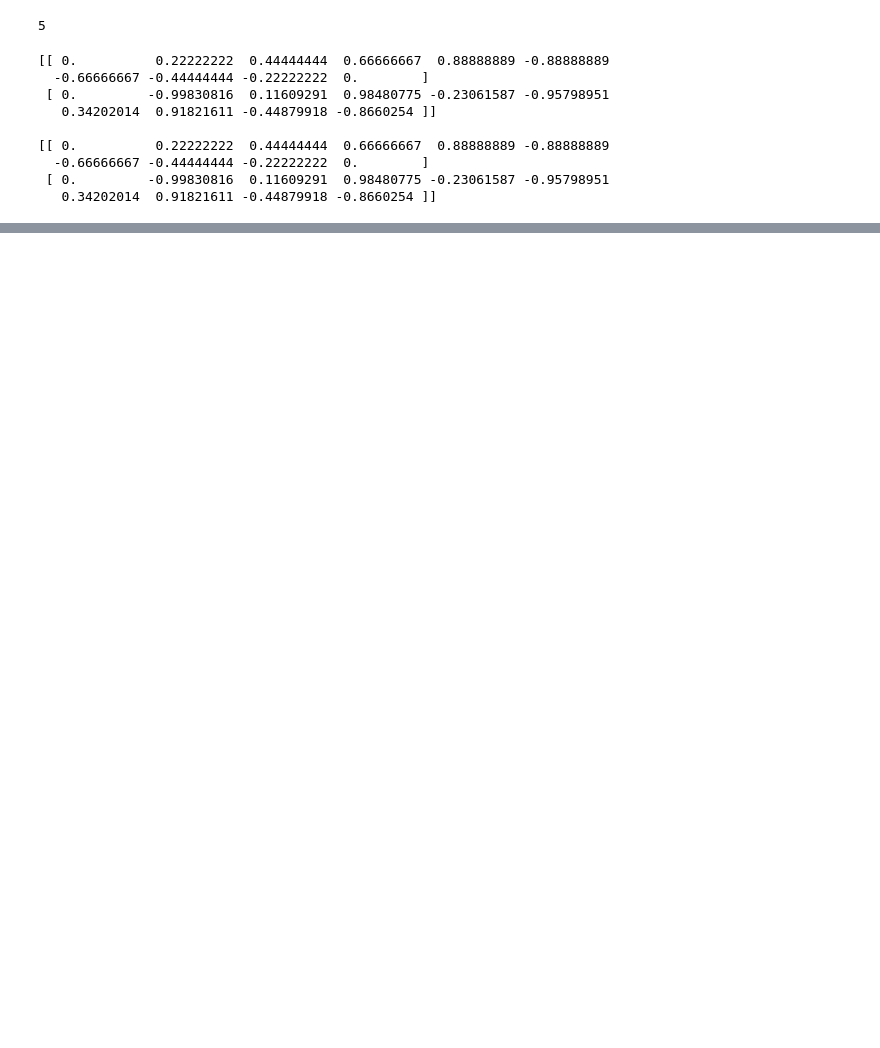
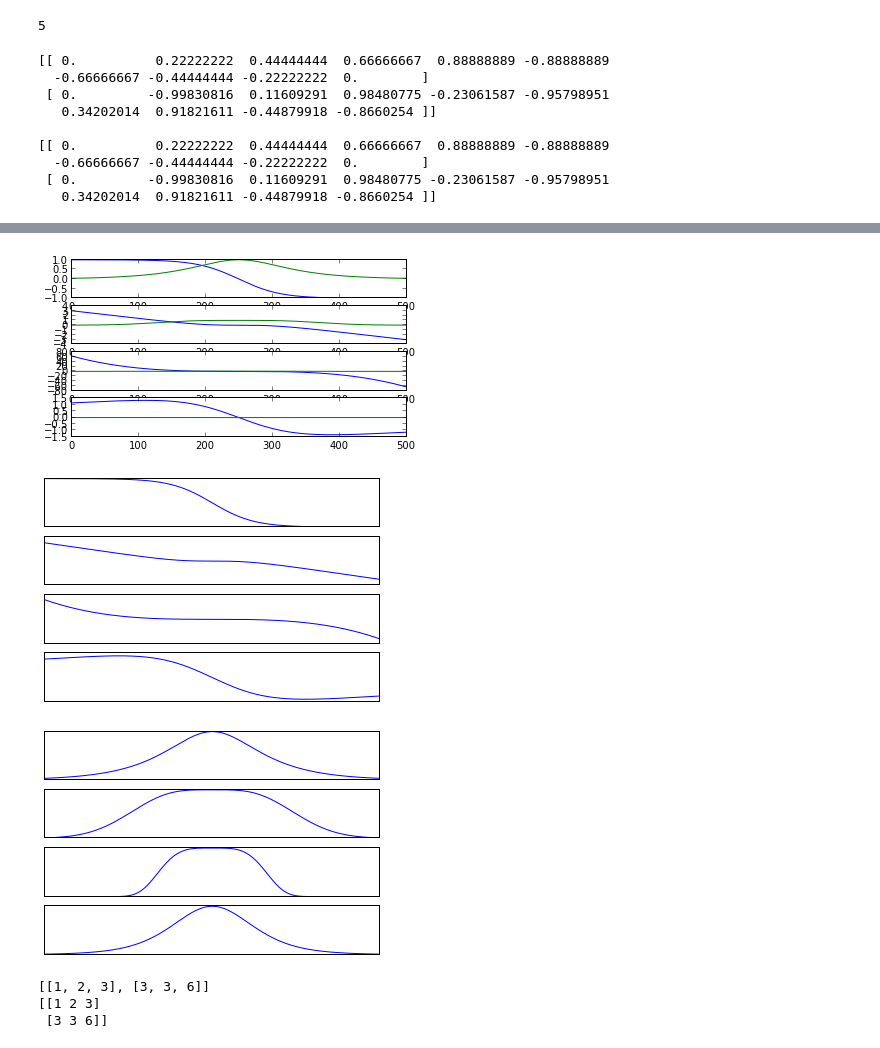
Before and after one commit to stablum/mlpm, a Jupyter notebook: testn.ipynb, the cells around one changed output, grey strips where cells are left out. Drawn from its saved outputs; the diff is of its cells as text; code cells hidden in the pictures; blank space fills up the shorter version.

```diff
--- a/testn.ipynb
+++ b/testn.ipynb
@@ -169,0 +173,65 @@ plot_histograms(X,nrBins=50,noLabels=True)
+# %%
+act0 = lambda x : -tanh(x)
+sourceDistr0 = lambda x : math.exp ( - math.log( cosh(x)))
+
+act1 = lambda x : -x + tanh(x)
+sourceDistr1 = lambda x : math.exp(  -( math.pow(x,2) / float(2) ) + math.log(cosh(x)) )
+
+act2 = lambda x : (-1)*(math.pow(x,3))
+sourceDistr2 = lambda x : math.exp( -((math.pow(x,4))/float(4)))
+
+act3 = lambda x : -((6*x)/((math.pow(x,2))+5))
+sourceDistr3 = lambda x : float(1)/(math.pow(math.pow(x,2)+5,3))
+
+actFunctions = [act0, act1, act2, act3]
+sourceDistrFunctions = [sourceDistr0, sourceDistr1, sourceDistr2, sourceDistr3]
+
+actT = linspace(-4,4,500)
+#actM = [x for x in
+
+actMl = []
+sourceDistrMl = []
+for i in range (0, len(actFunctions)):
+    actMl.append(map (actFunctions[i], actT))
+    sourceDistrMl.append(map (sourceDistrFunctions[i], actT))
+
+
+actM = np.array(actMl)
+sourceDistrM = np.array(sourceDistrMl)
+
+def plot_signals2(X1,X2, showAxes=False):
+    """
+    Plot the signals contained in the rows of X.
+    """
+    figure()
+    for i in range(X1.shape[0]):
+        # see http://matplotlib.org/api/pyplot_api.html#matplotlib.pyplot.subplot
+        # subplot params: numrows, numcols, fignum where fignum ranges from 1 to numrows*numcols.
+        ax = plt.subplot(X.shape[0], 1, i + 1)
+        plot(X1[i, :])
+        plot(X2[i,:])
+        if not showAxes:
+            ax.set_xticks([])
+            ax.set_yticks([])
+
+plot_signals2(actM, sourceDistrM, showAxes=True)
+
+plot_signals(actM)
+
+plot_signals(sourceDistrM)
+# %% [output]
+[figure, added]
+[figure, added]
+[figure, added]
+# %%
+l = []
+l.append([1,2,3])
+l.append([3,3,6])
+print l
+
+la = np.array(l)
+print la
+# %% [output]
+[[1, 2, 3], [3, 3, 6]]
+[[1 2 3]
+ [3 3 6]]
```
Also changed, not shown: parts of 10 cells of this notebook, 1 other file.
